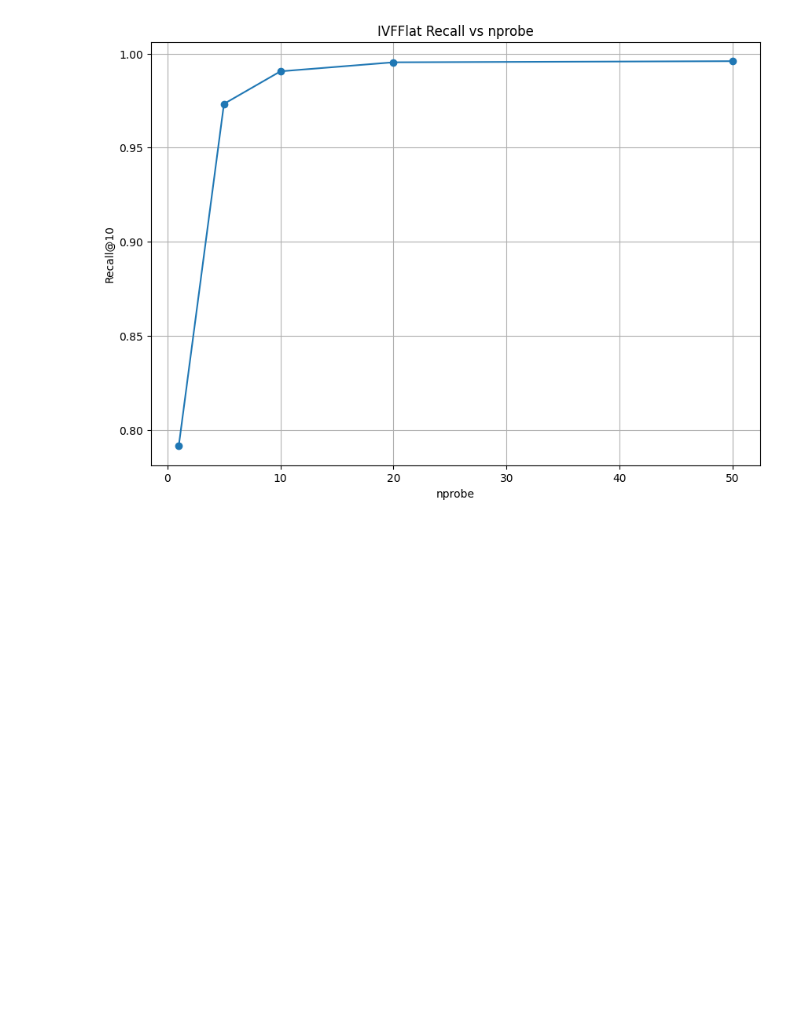
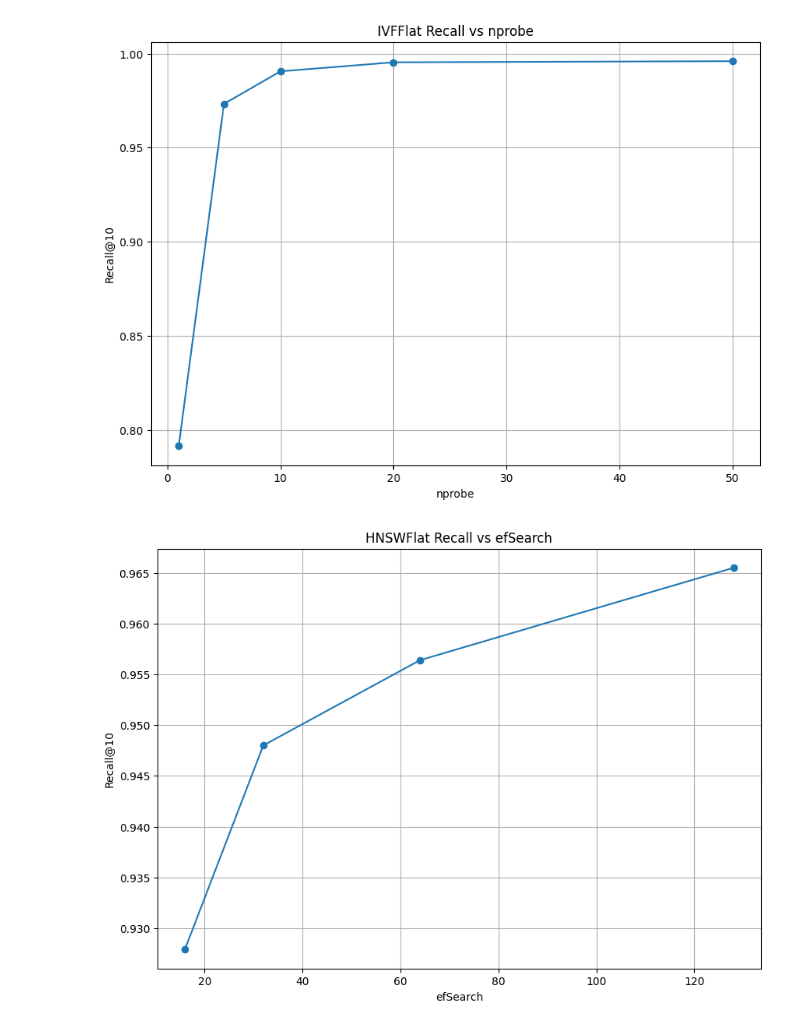
Before and after one commit to GeorgeKorlos/protein-sequence-similarity-search-microservice, a Jupyter notebook: notebooks/03_index_benchmark.ipynb, the cells around one changed output. Cells and saved outputs as stored; diff of their text form; code cells hidden in the pictures; blank space fills up the shorter version.

```diff
--- a/notebooks/03_index_benchmark.ipynb
+++ b/notebooks/03_index_benchmark.ipynb
@@ -84,3 +83,17 @@ plt.grid(True)
 plt.show()
 # %% [output]
 [figure]
+# %%
+fig = plt.figure(figsize=(10, 7))
+plt.plot(
+    hnsw_df["params"].apply(lambda x: x["efSearch"]),
+    hnsw_df["recall_at_k"],
+    marker="o"
+)
+plt.xlabel("efSearch")
+plt.ylabel("Recall@10")
+plt.title("HNSWFlat Recall vs efSearch")
+plt.grid(True)
+plt.show()
+# %% [output]
+[figure, added]
```
Also changed, not shown: parts of 5 cells of this notebook, 1 other file.
